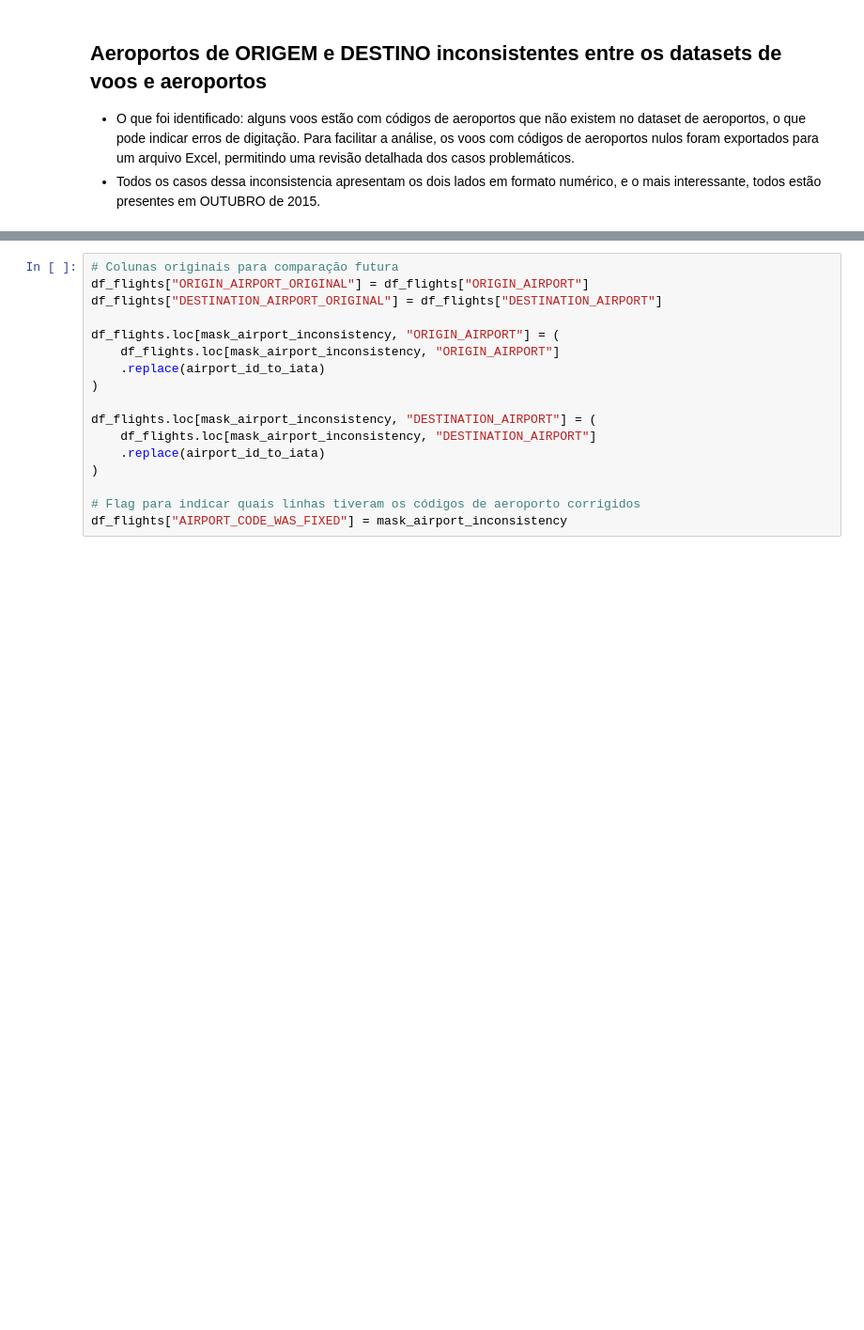
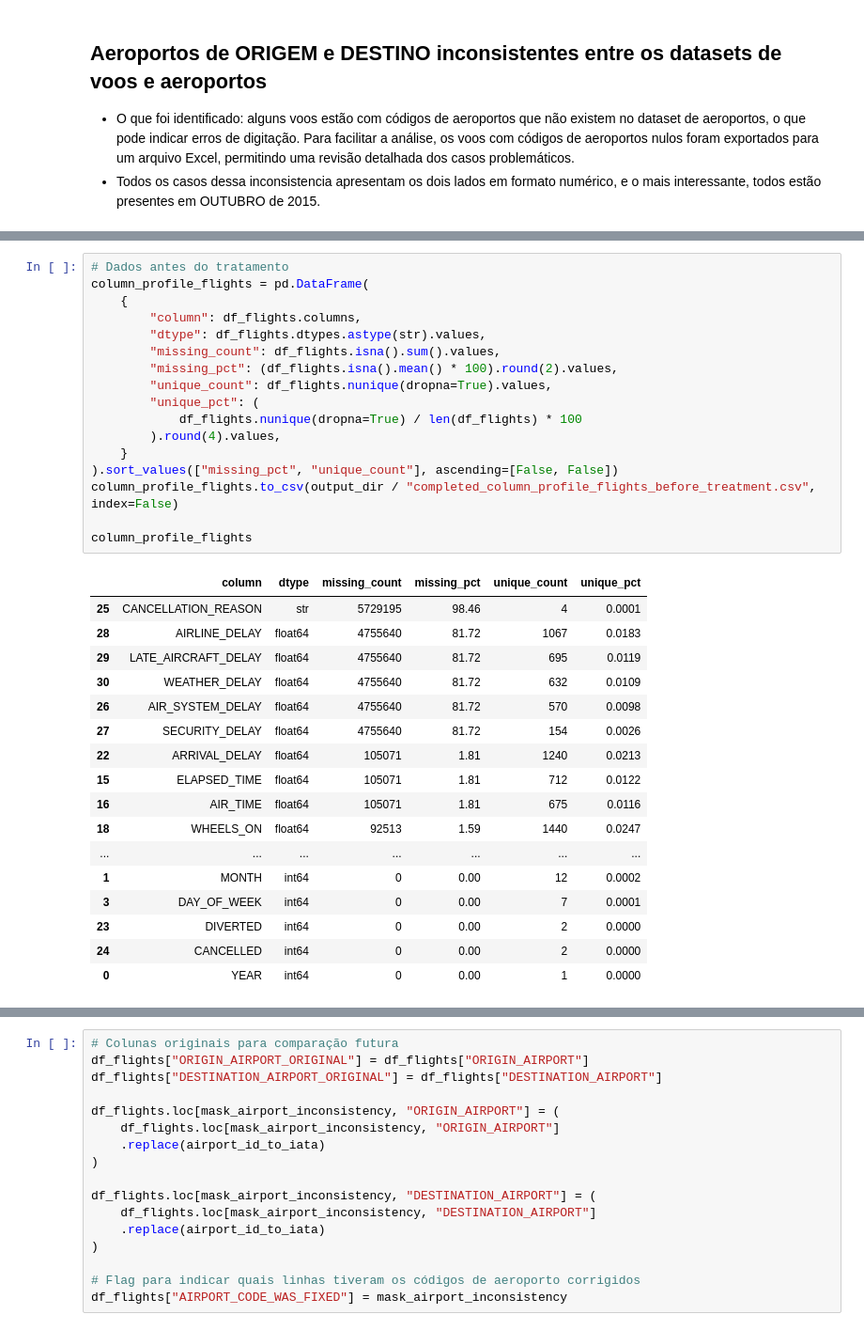
Before and after one commit to rafatega/fiap-tech-challenge-fase3, a Jupyter notebook: app/eda/eda.ipynb, the cells around one changed output, grey strips where cells are left out. Shown at 94% size. Cells and saved outputs as stored; diff of their text form; blank space fills up the shorter version.

```diff
--- a/app/eda/eda.ipynb
+++ b/app/eda/eda.ipynb
@@ -134,0 +168,35 @@ Flights with invalid airport codes exported to: ..\database\outputs\flights_with
+# %%
+# Dados antes do tratamento
+column_profile_flights = pd.DataFrame(
+    {
+        "column": df_flights.columns,
+        "dtype": df_flights.dtypes.astype(str).values,
+        "missing_count": df_flights.isna().sum().values,
+        "missing_pct": (df_flights.isna().mean() * 100).round(2).values,
+        "unique_count": df_flights.nunique(dropna=True).values,
+        "unique_pct": (
+            df_flights.nunique(dropna=True) / len(df_flights) * 100
+        ).round(4).values,
+    }
+).sort_values(["missing_pct", "unique_count"], ascending=[False, False])
+column_profile_flights.to_csv(output_dir / "completed_column_profile_flights_before_treatment.csv", index=False)
+
+column_profile_flights
+# %% [output]
+|  | column | dtype | missing_count | missing_pct | unique_count | unique_pct |
+| 25 | CANCELLATION_REASON | str | 5729195 | 98.46 | 4 | 0.0001 |
+| 28 | AIRLINE_DELAY | float64 | 4755640 | 81.72 | 1067 | 0.0183 |
+| 29 | LATE_AIRCRAFT_DELAY | float64 | 4755640 | 81.72 | 695 | 0.0119 |
+| 30 | WEATHER_DELAY | float64 | 4755640 | 81.72 | 632 | 0.0109 |
+| 26 | AIR_SYSTEM_DELAY | float64 | 4755640 | 81.72 | 570 | 0.0098 |
+| 27 | SECURITY_DELAY | float64 | 4755640 | 81.72 | 154 | 0.0026 |
+| 22 | ARRIVAL_DELAY | float64 | 105071 | 1.81 | 1240 | 0.0213 |
+| 15 | ELAPSED_TIME | float64 | 105071 | 1.81 | 712 | 0.0122 |
+| 16 | AIR_TIME | float64 | 105071 | 1.81 | 675 | 0.0116 |
+| 18 | WHEELS_ON | float64 | 92513 | 1.59 | 1440 | 0.0247 |
+| ... | ... | ... | ... | ... | ... | ... |
+| 1 | MONTH | int64 | 0 | 0.00 | 12 | 0.0002 |
+| 3 | DAY_OF_WEEK | int64 | 0 | 0.00 | 7 | 0.0001 |
+| 23 | DIVERTED | int64 | 0 | 0.00 | 2 | 0.0000 |
+| 24 | CANCELLED | int64 | 0 | 0.00 | 2 | 0.0000 |
+| 0 | YEAR | int64 | 0 | 0.00 | 1 | 0.0000 |
```
Also changed, not shown: parts of 11 cells of this notebook, 2 other files.
